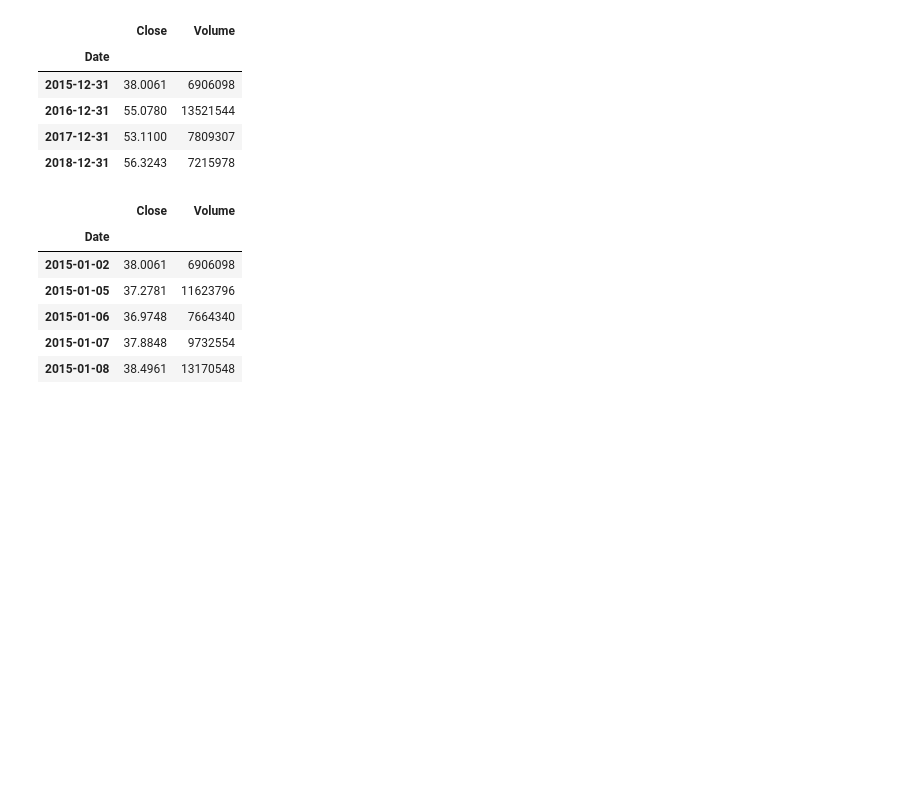
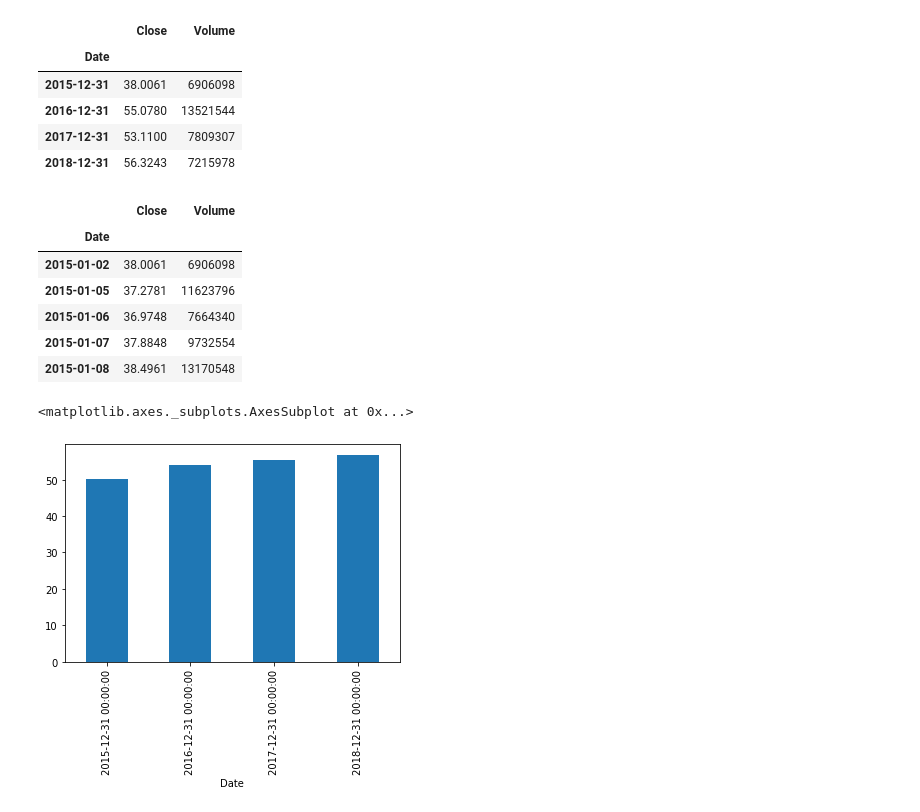
Before and after one commit to StevTobs/TimeSeries_Python, a Jupyter notebook: Time_Series_with_Pandas.ipynb, the cells around one changed output. Cells and saved outputs as stored; diff of their text form; code cells hidden in the pictures; blank space fills up the shorter version.

```diff
--- a/Time_Series_with_Pandas.ipynb
+++ b/Time_Series_with_Pandas.ipynb
@@ -170,8 +196,20 @@ import pandas as pd
 pwd
 # %% [output]
 '/content'
+# %%
+#--------Colab-----------
+# To import from google drive of 'starbick.csv'
+# https://drive.google.com/file/d/11Em1TurJJcYlLgHoEB4MYo1H8ejQHP3o/view?usp=sharing
+
+your_module = drive.CreateFile({'id':'11Em1TurJJcYlLgHoEB4MYo1H8ejQHP3o'})
+your_module.GetContentFile('starbucks.csv')
+PATH_googleDrive = 'starbucks.csv'
+
+#------------------------
 # %%
-df = pd.read_csv('Data/starbucks.csv', index_col = 'Date')
+PATH = PATH_googleDrive
+
+df = pd.read_csv(PATH, index_col = 'Date')
 # %%
 df.head()
 # %% [output]
@@ -202,7 +242,7 @@ Index(['2015-01-02', '2015-01-05', '2015-01-06', '2015-01-07', '2015-01-08',
        '2018-12-24', '2018-12-26', '2018-12-27', '2018-12-28', '2018-12-31'],
       dtype='object', name='Date', length=1006)
 # %%
-df = pd.read_csv('Data/starbucks.csv', index_col = 'Date', parse_dates=True)
+df = pd.read_csv(PATH, index_col = 'Date', parse_dates=True)
 # %%
 df.head()
 # %% [output]
@@ -311,3 +352,9 @@ df.head()
 | 2015-01-06 | 36.9748 | 7664340 |
 | 2015-01-07 | 37.8848 | 9732554 |
 | 2015-01-08 | 38.4961 | 13170548 |
+# %%
+%matplotlib inline
+df['Close'].resample('A').mean().plot.bar()
+# %% [output]
+<matplotlib.axes._subplots.AxesSubplot at 0x...>
+[figure, added]
```
Also changed, not shown: parts of 10 cells of this notebook.
